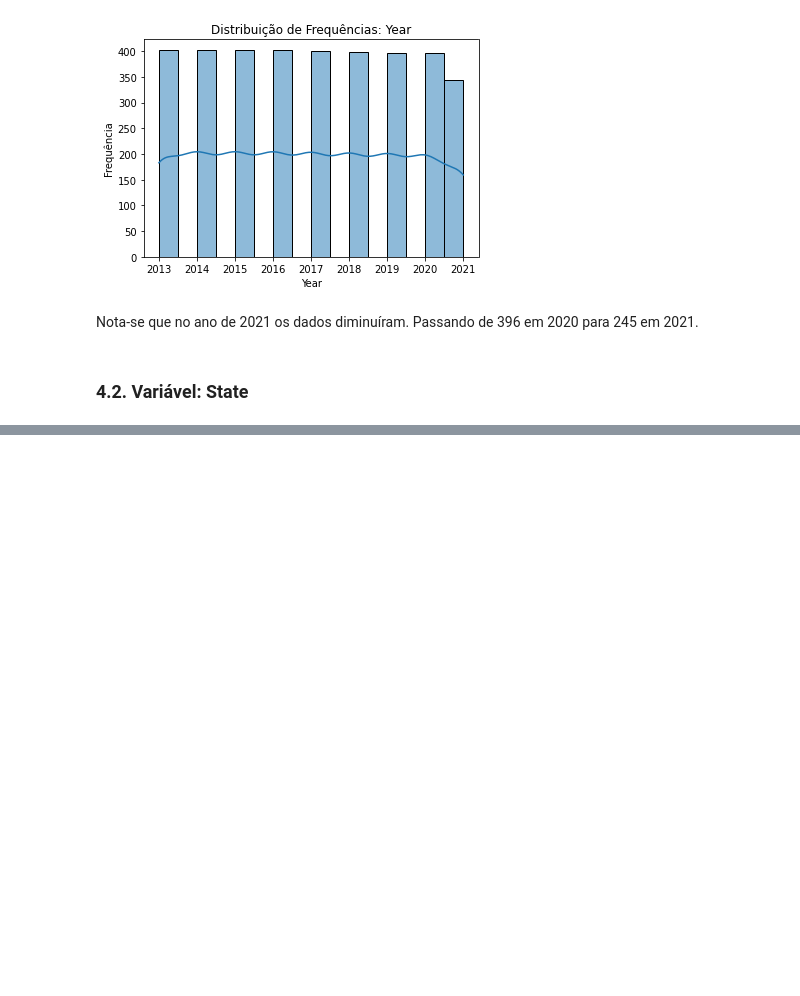
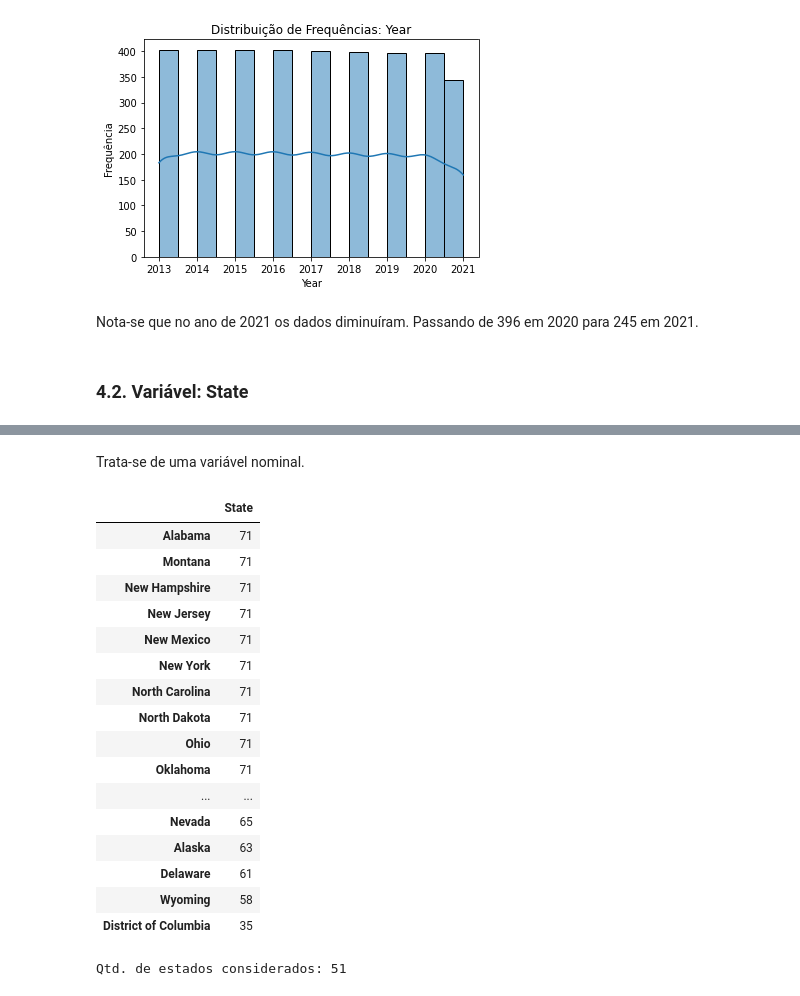
Before and after one commit to gabriellfelipe7/AnaliseExploratoria_AverageCostStudentUSA, a Jupyter notebook: AnaliseExploratoria_AverageCostStudentUSA.ipynb, the cells around one changed output, grey strips where cells are left out. Drawn from its saved outputs; the diff is of its cells as text; code cells hidden in the pictures; blank space fills up the shorter version.

```diff
--- a/AnaliseExploratoria_AverageCostStudentUSA.ipynb
+++ b/AnaliseExploratoria_AverageCostStudentUSA.ipynb
@@ -170,0 +208,31 @@ Nota-se que no ano de 2021 os dados diminuíram. Passando de 396 em 2020 para 24
+# %% [markdown]
+Trata-se de uma variável nominal.
+# %%
+#Possíveis valores
+display(pd.DataFrame(data = data['State'].value_counts()))
+# %% [output]
+|  | State |
+| Alabama | 71 |
+| Montana | 71 |
+| New Hampshire | 71 |
+| New Jersey | 71 |
+| New Mexico | 71 |
+| New York | 71 |
+| North Carolina | 71 |
+| North Dakota | 71 |
+| Ohio | 71 |
+| Oklahoma | 71 |
+| ... | ... |
+| Nevada | 65 |
+| Alaska | 63 |
+| Delaware | 61 |
+| Wyoming | 58 |
+| District of Columbia | 35 |
+# %%
+#Quantidade de valores distintos (estados considerados)
+frequencia_estados = pd.DataFrame(data = data['State'].value_counts())
+qtd_estados = frequencia_estados.shape[0]
+
+print('Qtd. de estados considerados: {}'.format(qtd_estados))
+# %% [output]
+Qtd. de estados considerados: 51
```
Also changed, not shown: parts of 18 cells of this notebook.
